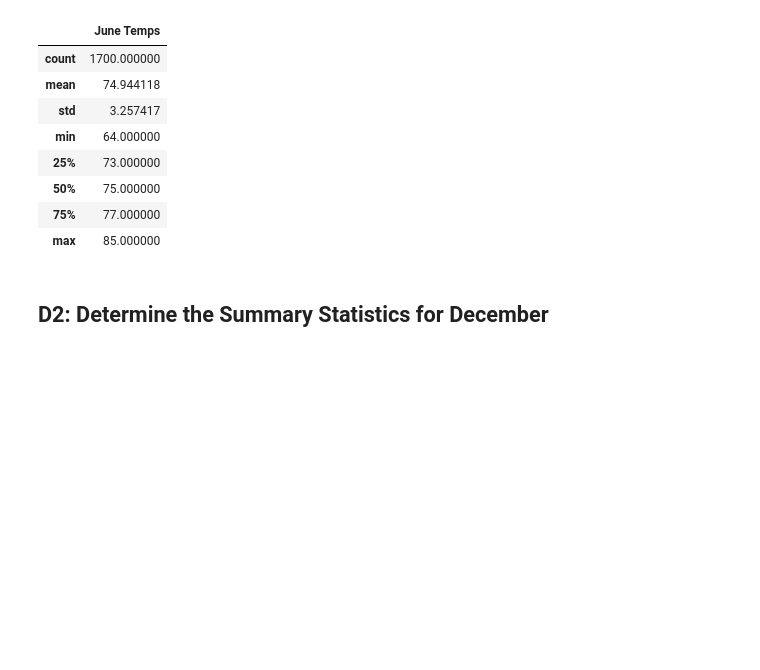
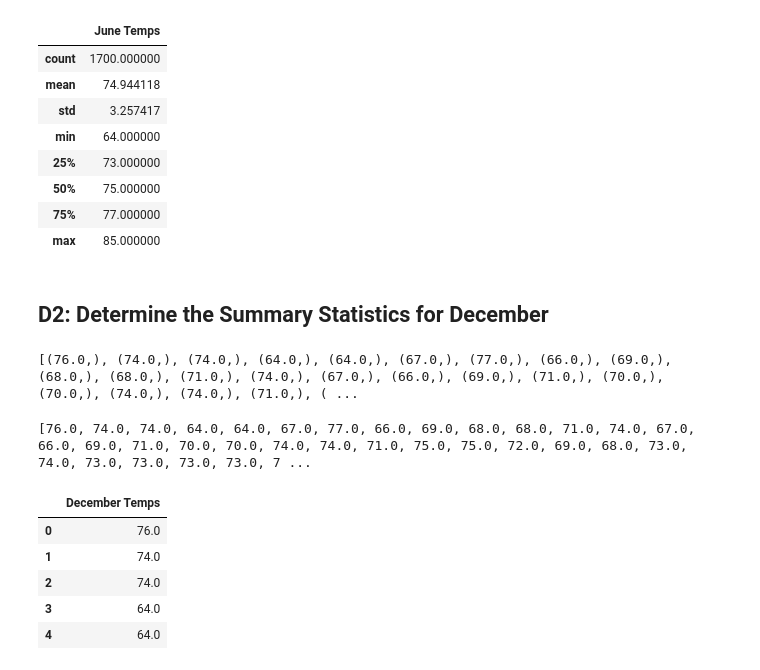
Before and after one commit to jasonatoledo/Python-SQL_surfs_up, a Jupyter notebook: SurfsUp_Challenge.ipynb, the cells around one changed output. Saved outputs shown, nothing was run; the diff lists cells and outputs as text; code cells hidden in the pictures; blank space fills up the shorter version.

```diff
--- a/SurfsUp_Challenge.ipynb
+++ b/SurfsUp_Challenge.ipynb
@@ -89,2 +92,7 @@ junetemps_df.describe()
+# %%
+# 6.1 check results
+print(dec)
+# %% [output]
+[(76.0,), (74.0,), (74.0,), (64.0,), (64.0,), (67.0,), (77.0,), (66.0,), (69.0,), (68.0,), (68.0,), (71.0,), (74.0,), (67.0,), (66.0,), (69.0,), (71.0,), (70.0,), (70.0,), (74.0,), (74.0,), (71.0,), ( ...
 # %%
 # 7. Convert the December temperatures to a list.
@@ -91,4 +103,19 @@ junetemps_df.describe()
+# %%
+# 7.1 check results
+print(declist)
+# %% [output]
+[76.0, 74.0, 74.0, 64.0, 64.0, 67.0, 77.0, 66.0, 69.0, 68.0, 68.0, 71.0, 74.0, 67.0, 66.0, 69.0, 71.0, 70.0, 70.0, 74.0, 74.0, 71.0, 75.0, 75.0, 72.0, 69.0, 68.0, 73.0, 74.0, 73.0, 73.0, 73.0, 73.0, 7 ...
 # %%
 # 8. Create a DataFrame from the list of temperatures for the month of December.
+dectemps_df = pd.DataFrame(declist)
+dectemps_df = dectemps_df.rename(columns={0:"December Temps"})
+dectemps_df.head()
+# %% [output]
+|  | December Temps |
+| 0 | 76.0 |
+| 1 | 74.0 |
+| 2 | 74.0 |
+| 3 | 64.0 |
+| 4 | 64.0 |
 # %%
 # 9. Calculate and print out the summary statistics for the Decemeber temperature DataFrame.
```
Also changed, not shown: parts of 5 cells of this notebook.
